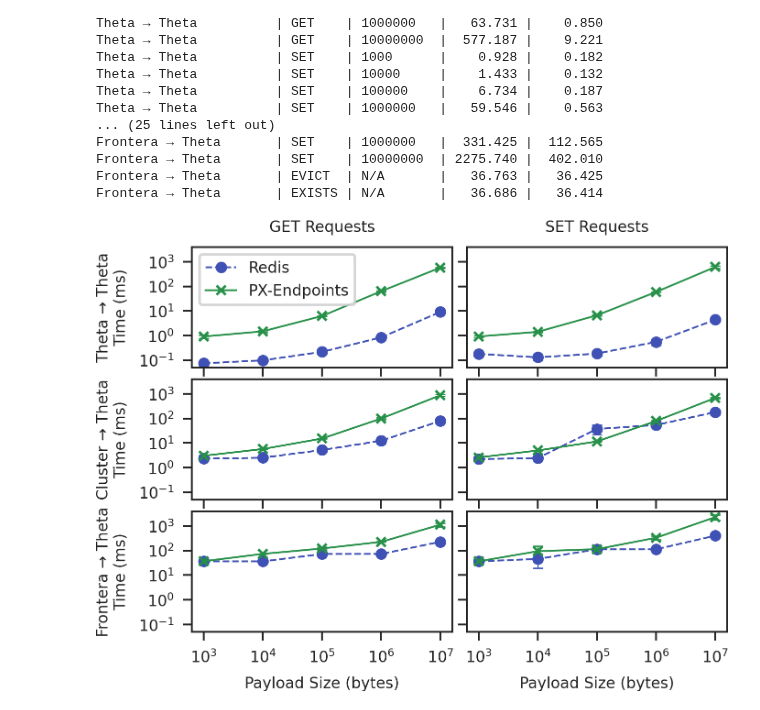
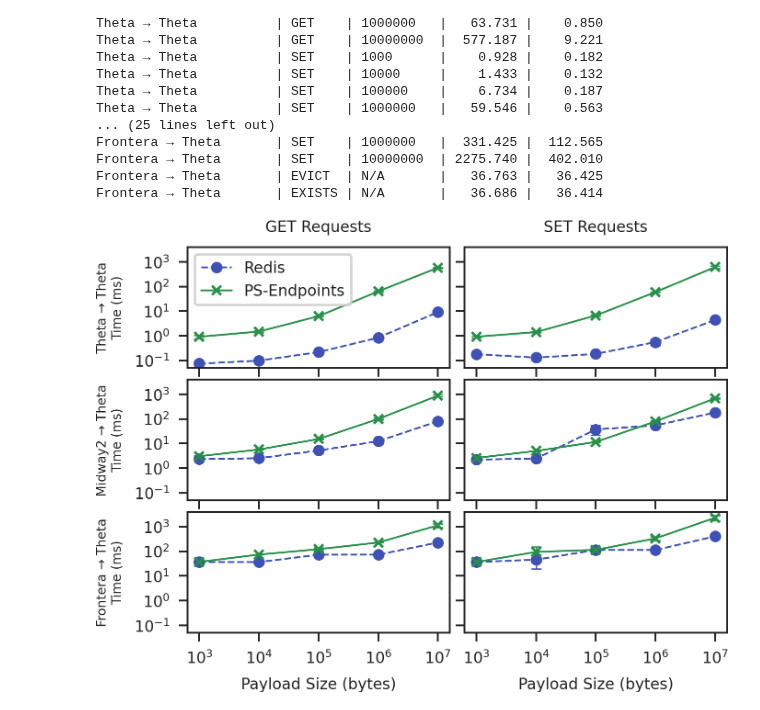
Before and after one commit to proxystore/sc23-evaluation, a Jupyter notebook: 4-endpoint-performance-peering.ipynb, the cells around one changed output. Saved outputs shown, nothing was run; the diff lists cells and outputs as text; code cells hidden in the pictures.

Commit message:
Fix anonymized names

```diff
--- a/4-endpoint-performance-peering.ipynb
+++ b/4-endpoint-performance-peering.ipynb
@@ -61,7 +61,7 @@ import matplotlib.markers as markers
 import pandas
 import numpy
 # %%
-ENDPOINTS_NAME = 'PX-Endpoints'
+ENDPOINTS_NAME = 'PS-Endpoints'
 BACKEND_COLUMN = 'backend'
 OP_COLUMN = 'op'
 PAYLOAD_COLUMN = 'payload_size_bytes'
@@ -106,7 +106,7 @@ def get_value_by_other_column(data: pandas.DataFrame, query_column: str, query_v
 # %%
 DATA = {
     'Theta → Theta': theta_data,
-    'Campus Cluster → Theta': midway_data,
+    'Midway2 → Theta': midway_data,
     'Frontera → Theta': frontera_data,
 }
 F_STR = '{system:22} | {op:6} | {size:<9} | {avg_endpoint:8.3f} | {avg_redis:8.3f}'
@@ -179,32 +179,32 @@ for i, (systems, data) in enumerate(DATA.items()):
                 capsize=2,
                 elinewidth=0.5,
                 capthick=0.5,
             )
 
 
 # fig.suptitle('Endpoint to Endpoint Request Time')
 for i, systems in enumerate(DATA):
     systems = systems if not systems.startswith('Campus') else systems.replace('Campus ', '')
-    axs[i, 0].set_ylabel(f'{systems}\nTime (ms)', fontsize=6)
+    axs[i, 0].set_ylabel(f'{systems}\nTime (ms)', fontsize=5)
 axs[0, 0].set_title('GET Requests')
 axs[0, 1].set_title('SET Requests')
 axs[-1, 0].set_xlabel('Payload Size (bytes)')
 axs[-1, 1].set_xlabel('Payload Size (bytes)')
 
 # Use integer x labels instead of powers of 2
 plt.yticks([0.01, 0.1, 1, 10, 100, 1000])
 plt.ylim([0.05, 4000])
 plt.minorticks_off()
 
 # get handles
 handles, labels = ax.get_legend_handles_labels()
 # remove the errorbars
 handles = [h[0] for h in handles]
 axs[0, 0].legend(handles, labels, loc='upper left')
 
 fig.tight_layout(h_pad=.5, w_pad=0.75)
 
 fig.set_size_inches(3.35, 2.5)
 plt.savefig('figures/endpoint-times-remote.pdf', pad_inches=0.05)
 # %% [output]
-[figure, old version]
+[figure, new version]
```
Also changed, not shown: 3 other files.
